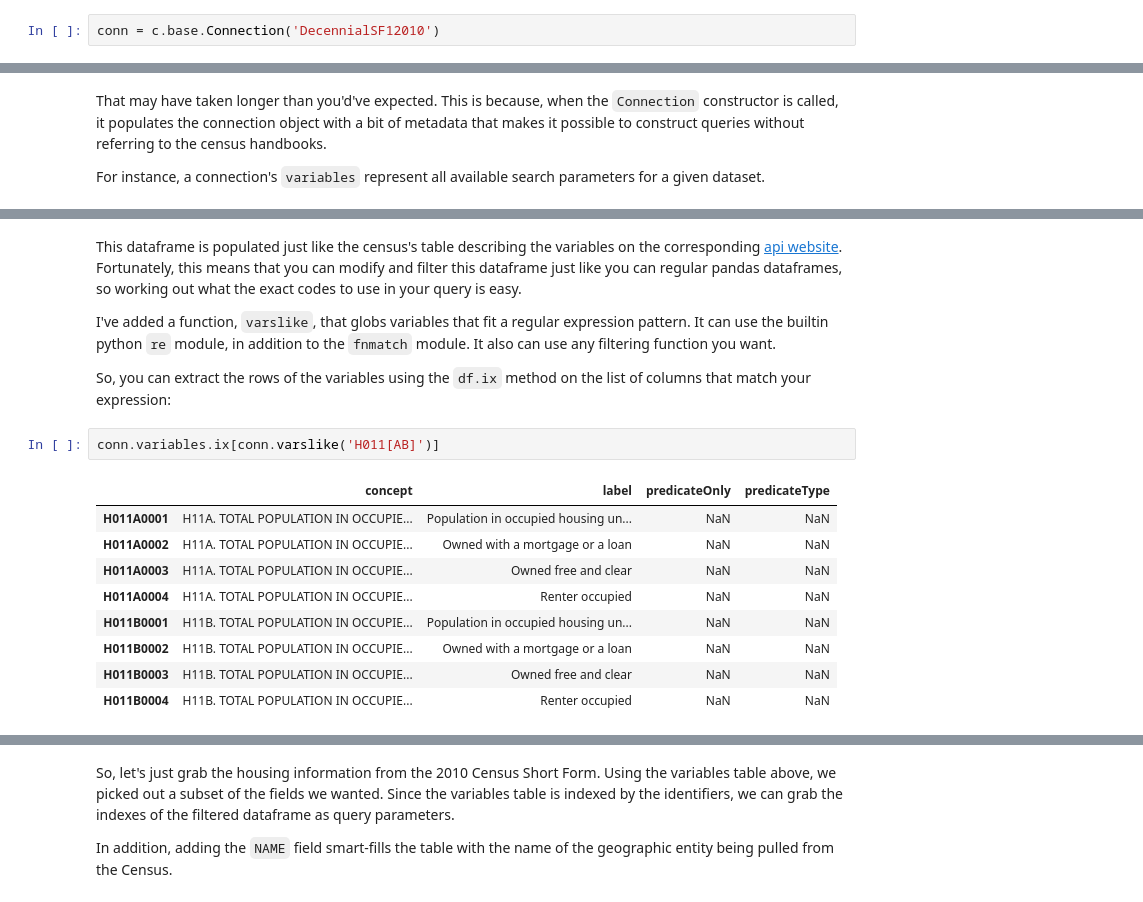
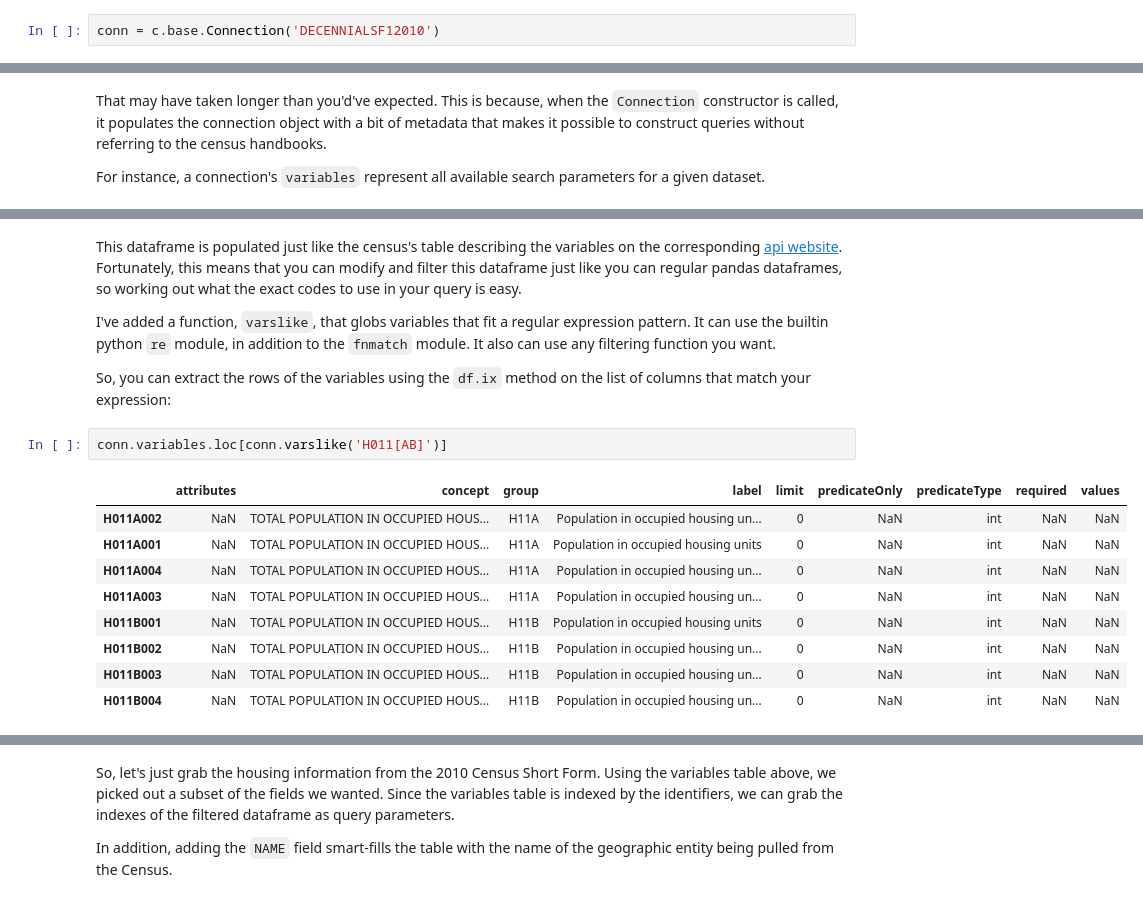
Before and after one commit to cenpy-devs/cenpy, a Jupyter notebook: demo.ipynb, the cells around one changed output, grey strips where cells are left out. Drawn from its saved outputs; the diff is of its cells as text.

```diff
--- a/demo.ipynb
+++ b/demo.ipynb
@@ -26,4 +32,4 @@ c.explorer.explain('2011acs5')
 # %% [markdown]
 To actually connect to a database resource, you create a `Connection`. A `Connection` works like a *very* simplified connection from the `sqlalchemy` world. The `Connection` class has a method, `query` that constructs a query string and requests it from the Census server. This result is then parsed into JSON and returned to the user.
 # %%
-conn = c.base.Connection('DecennialSF12010')
+conn = c.base.Connection('DECENNIALSF12010')
@@ -47,21 +49,21 @@ conn.variables.head()
 # %% [markdown]
-This dataframe is populated just like the census's table describing the variables on the corresponding [api website](http://api.census.gov/data/2010/sf1/variables.html). Fortunately, this means that you can modify and filter this dataframe just like you can regular pandas dataframes, so working out what the exact codes to use in your query is easy.
+This dataframe is populated just like the census's table describing the variables on the corresponding [api website](https://api.census.gov/data/2010/dec/sf1/variables.html). Fortunately, this means that you can modify and filter this dataframe just like you can regular pandas dataframes, so working out what the exact codes to use in your query is easy.
 
 I've added a function, `varslike`, that globs variables that fit a regular expression pattern. It can use the builtin python `re` module, in addition to the `fnmatch` module. It also can use any filtering function you want.
 
 So, you can extract the rows of the variables using the `df.ix` method on the list of columns that match your expression:
 # %%
-conn.variables.ix[conn.varslike('H011[AB]')]
+conn.variables.loc[conn.varslike('H011[AB]')]
 # %% [output]
-|  | concept | label | predicateOnly | predicateType |
-| H011A0001 | H11A. TOTAL POPULATION IN OCCUPIE... | Population in occupied housing un... | NaN | NaN |
-| H011A0002 | H11A. TOTAL POPULATION IN OCCUPIE... | Owned with a mortgage or a loan | NaN | NaN |
-| H011A0003 | H11A. TOTAL POPULATION IN OCCUPIE... | Owned free and clear | NaN | NaN |
-| H011A0004 | H11A. TOTAL POPULATION IN OCCUPIE... | Renter occupied | NaN | NaN |
-| H011B0001 | H11B. TOTAL POPULATION IN OCCUPIE... | Population in occupied housing un... | NaN | NaN |
-| H011B0002 | H11B. TOTAL POPULATION IN OCCUPIE... | Owned with a mortgage or a loan | NaN | NaN |
-| H011B0003 | H11B. TOTAL POPULATION IN OCCUPIE... | Owned free and clear | NaN | NaN |
-| H011B0004 | H11B. TOTAL POPULATION IN OCCUPIE... | Renter occupied | NaN | NaN |
+|  | attributes | concept | group | label | limit | predicateOnly | predicateType | required | values |
+| H011A002 | NaN | TOTAL POPULATION IN OCCUPIED HOUS... | H11A | Population in occupied housing un... | 0 | NaN | int | NaN | NaN |
+| H011A001 | NaN | TOTAL POPULATION IN OCCUPIED HOUS... | H11A | Population in occupied housing units | 0 | NaN | int | NaN | NaN |
+| H011A004 | NaN | TOTAL POPULATION IN OCCUPIED HOUS... | H11A | Population in occupied housing un... | 0 | NaN | int | NaN | NaN |
+| H011A003 | NaN | TOTAL POPULATION IN OCCUPIED HOUS... | H11A | Population in occupied housing un... | 0 | NaN | int | NaN | NaN |
+| H011B001 | NaN | TOTAL POPULATION IN OCCUPIED HOUS... | H11B | Population in occupied housing units | 0 | NaN | int | NaN | NaN |
+| H011B002 | NaN | TOTAL POPULATION IN OCCUPIED HOUS... | H11B | Population in occupied housing un... | 0 | NaN | int | NaN | NaN |
+| H011B003 | NaN | TOTAL POPULATION IN OCCUPIED HOUS... | H11B | Population in occupied housing un... | 0 | NaN | int | NaN | NaN |
+| H011B004 | NaN | TOTAL POPULATION IN OCCUPIED HOUS... | H11B | Population in occupied housing un... | 0 | NaN | int | NaN | NaN |
 # %% [markdown]
 Likewise, the different levels of geographic scale are determined from the metadata in the overall API listing and recorded.
 
```
Also changed, not shown: parts of 33 cells of this notebook.
